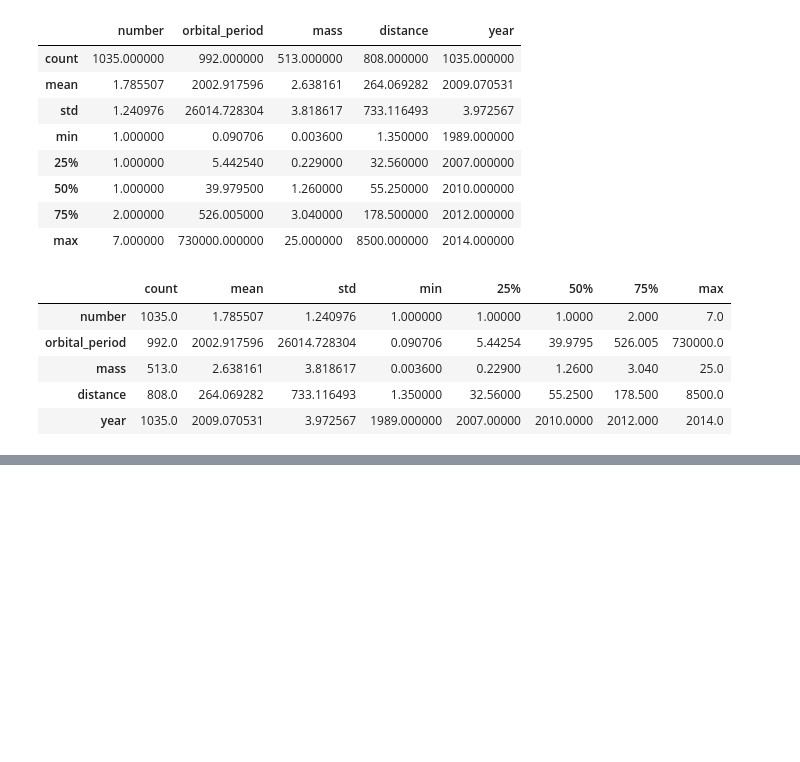
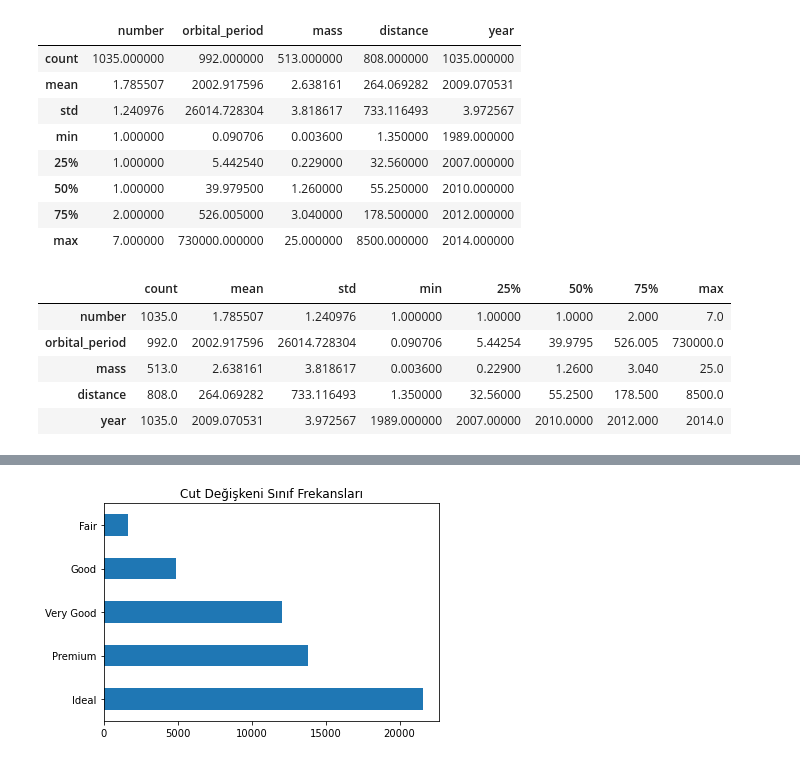
Before and after one commit to suedabilen/datascience-practice, a Jupyter notebook: verigorsellestirme.ipynb, the cells around one changed output, grey strips where cells are left out. Cells and saved outputs as stored; diff of their text form; code cells hidden in the pictures; blank space fills up the shorter version.

```diff
--- a/verigorsellestirme.ipynb
+++ b/verigorsellestirme.ipynb
@@ -121,0 +496,8 @@ df.describe().T
+# %%
+(df["cut"]
+ .value_counts()
+ .plot.barh()
+ .set_title("Cut Değişkeni Sınıf Frekansları"));
+#Görselleştirme için
+# %% [output]
+[figure, added]
```
Also changed, not shown: parts of 55 cells of this notebook.
